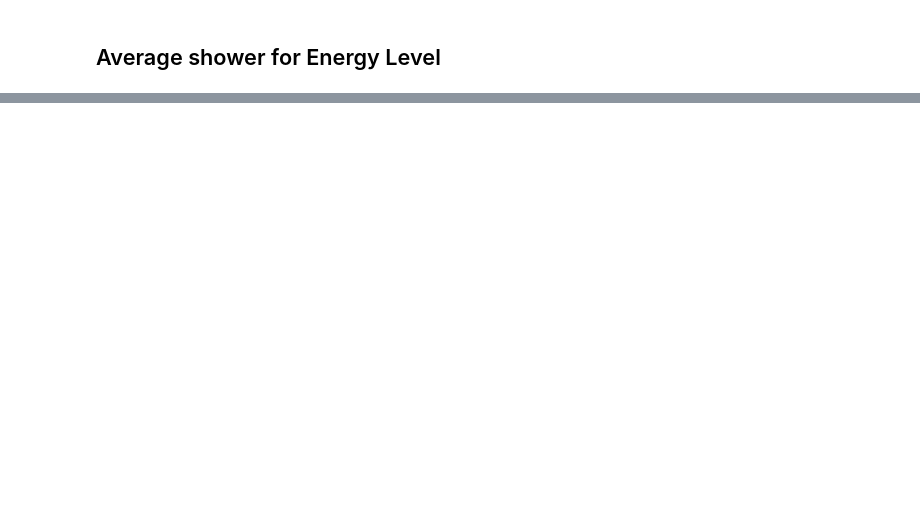
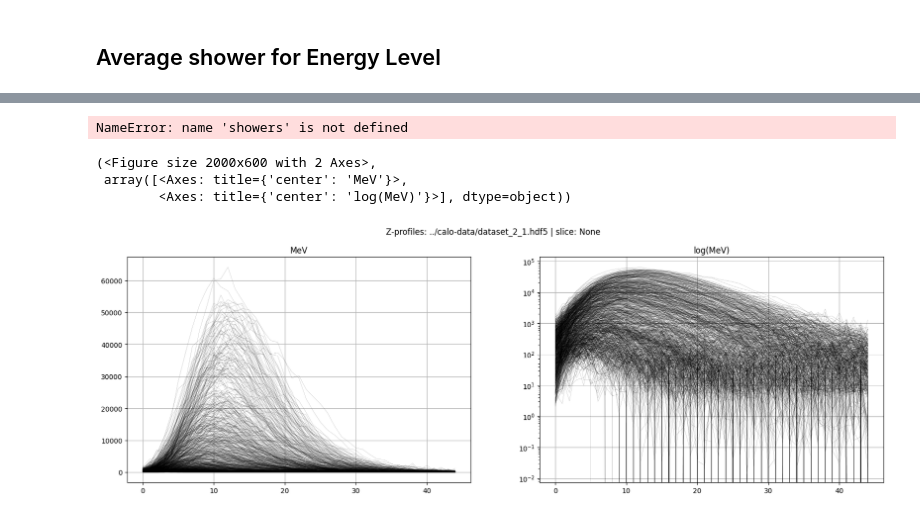
Before and after one commit to pgeorgantopoulos/fastsim, a Jupyter notebook: CaloChallenge-data.ipynb, the cells around one changed output, grey strips where cells are left out. Drawn from its saved outputs; the diff is of its cells as text; code cells hidden in the pictures; blank space fills up the shorter version.

Commit message:
addd utilities.py

```diff
--- a/CaloChallenge-data.ipynb
+++ b/CaloChallenge-data.ipynb
@@ -54,8 +64,9 @@ import h5py
 import matplotlib.pyplot as plt
 import sys
 sys.path.append('CaloChallenge/code')
-import HighLevelFeatures as HLF
+from HighLevelFeatures import HighLevelFeatures as HLF
 import os
+from utilities import load_calochallenge_data
 
 # === Path to your dataset ===
 # filename = "../calo-data/dataset_1_pions_1.hdf5"
@@ -67,17 +78,8 @@ filename = "../calo-data/dataset_2_1.hdf5"
 # filename = "../calo-data/dataset_3.hdf5"
 
 i_idcs = None
-# i_idcs = np.arange(0,100)
+# i_idcs = np.arange(0, 100)
 
-# === Open the HDF5 file ===
-with h5py.File(filename, "r") as f:
-    print("Features in " + os.path.basename(filename) + ":", list(f.keys()))
-
-    showers = f["showers"][i_idcs,:] if i_idcs is not None else f["showers"]
-    showers = np.array(showers)
-    incident_energies = f["incident_energies"][i_idcs] if i_idcs is not None else f["incident_energies"]
-    incident_energies = np.array(incident_energies)
-
-print("Showers shape:", showers.shape)
-print("Incident energies shape:", incident_energies.shape)
+hlf_ds2 = HLF('electron', filename='./CaloChallenge/code/binning_dataset_2.xml')
+showers, incident_energies = load_calochallenge_data(filename, hlf_ds2, i_idcs=i_idcs)
 # %% [output]
@@ -171,0 +108,19 @@ hlf_ext.DrawSingleShowerNum(data=showers[i_idx], filename=None, title=None)
+# %%
+from utilities import plot_shower_3d
+
+i_idx     = 1
+threshold = 1  # MeV
+
+shower3d = showers[i_idx, :, :, :]
+plot_shower_3d(shower3d, i_idx=i_idx, incident_energy=incident_energies.flatten()[i_idx], threshold=threshold)
+# %% [output]
+NameError: name 'showers' is not defined
+# %%
+from utilities import plot_z_profiles
+
+plot_z_profiles(showers, filename=filename, i_idcs=i_idcs)
+# %% [output]
+(<Figure size 2000x600 with 2 Axes>,
+ array([<Axes: title={'center': 'MeV'}>,
+        <Axes: title={'center': 'log(MeV)'}>], dtype=object))
+[figure, added]
```
Also changed, not shown: parts of 7 cells of this notebook, 4 other files.
